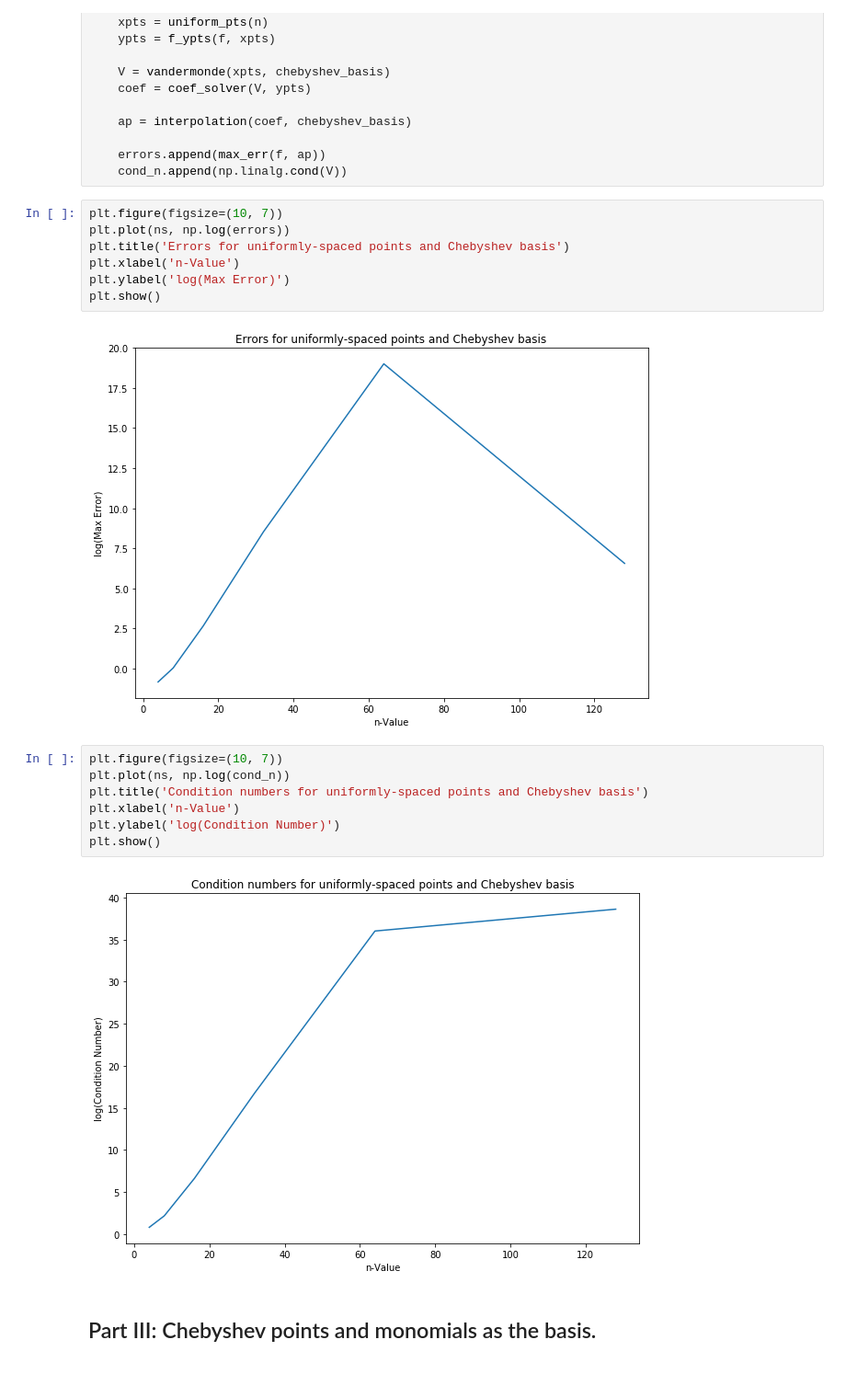
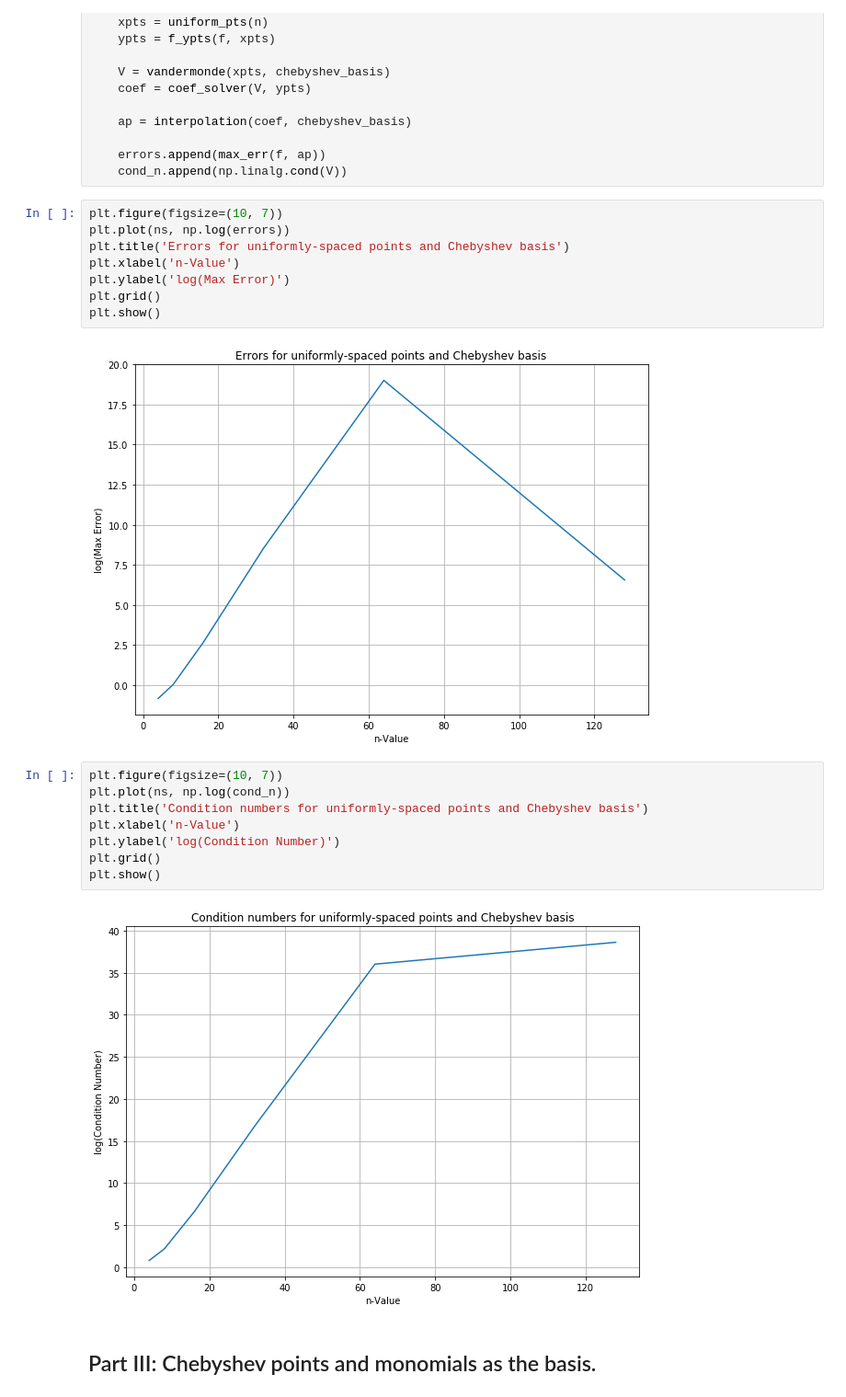
Before and after one commit to sharath/MATH651, a Jupyter notebook: hw3.ipynb, the cells around one changed output. Shown at 92% size. Cells and saved outputs as stored; diff of their text form.

```diff
--- a/hw3.ipynb
+++ b/hw3.ipynb
@@ -107,18 +109,20 @@ plt.plot(ns, np.log(errors))
 plt.title('Errors for uniformly-spaced points and Chebyshev basis')
 plt.xlabel('n-Value')
 plt.ylabel('log(Max Error)')
+plt.grid()
 plt.show()
 # %% [output]
-[figure, old version]
+[figure, new version]
 # %%
 plt.figure(figsize=(10, 7))
 plt.plot(ns, np.log(cond_n))
 plt.title('Condition numbers for uniformly-spaced points and Chebyshev basis')
 plt.xlabel('n-Value')
 plt.ylabel('log(Condition Number)')
+plt.grid()
 plt.show()
 # %% [output]
-[figure, old version]
+[figure, new version]
 # %% [markdown]
 ## Part III: Chebyshev points and monomials as the basis.
 # %%
```
Also changed, not shown: parts of 16 cells of this notebook.
